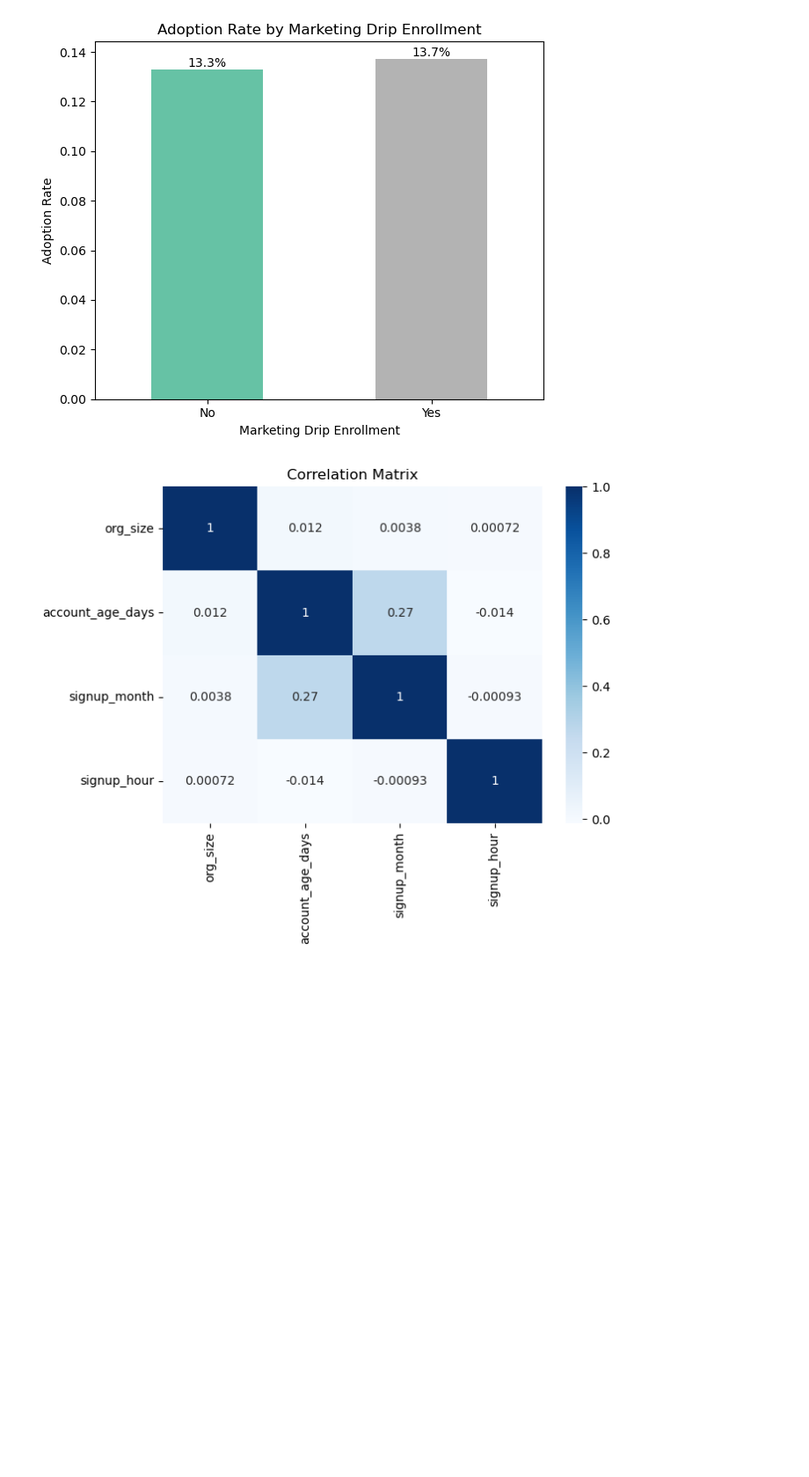
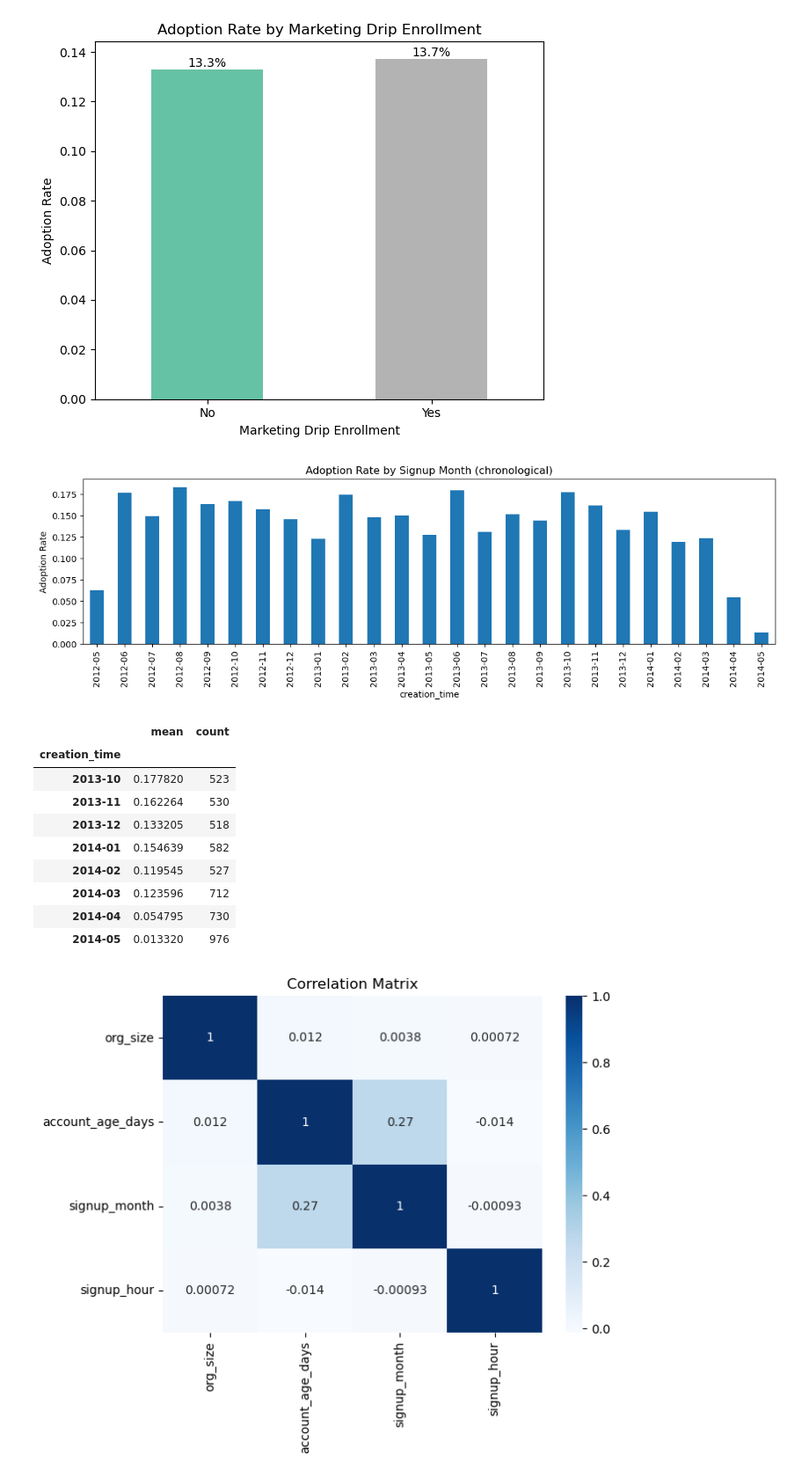
Before and after one commit to MIJUMBO/Relax-Inc.-Take-Home-Challenge, a Jupyter notebook: Relax Inc. Take-Home Challenge.ipynb, the cells around one changed output. Shown at 88% size. Drawn from its saved outputs; the diff is of its cells as text; code cells hidden in the pictures; blank space fills up the shorter version.

```diff
--- a/Relax Inc. Take-Home Challenge.ipynb
+++ b/Relax Inc. Take-Home Challenge.ipynb
@@ -681,6 +679,36 @@ plt.tight_layout()
 plt.show()
 # %% [output]
 [figure]
+# %%
+# Diagnostic: adoption rate by signup month.
+# If adoption declines monotonically for more recent signups, signup_month is
+# functioning as an exposure proxy (later cohorts had less time to meet the
+# adoption criterion) — the same confound that motivated excluding
+# account_age_days. A non-monotonic, seasonal pattern would instead suggest
+# genuine cohort effects.
+adoption_by_month = (
+    df_users
+    .groupby(df_users["creation_time"].dt.to_period("M"))["adopted_user"]
+    .agg(["mean", "count"])
+)
+adoption_by_month["mean"].plot(kind="bar", figsize=(12, 4),
+                               title="Adoption Rate by Signup Month (chronological)")
+plt.ylabel("Adoption Rate")
+plt.tight_layout()
+plt.show()
+adoption_by_month.tail(8)
+# %% [output]
+[figure, added]
+|  | mean | count |
+| creation_time |  |  |
+| 2013-10 | 0.177820 | 523 |
+| 2013-11 | 0.162264 | 530 |
+| 2013-12 | 0.133205 | 518 |
+| 2014-01 | 0.154639 | 582 |
+| 2014-02 | 0.119545 | 527 |
+| 2014-03 | 0.123596 | 712 |
+| 2014-04 | 0.054795 | 730 |
+| 2014-05 | 0.013320 | 976 |
 # %%
 # Correlation Among Numerical Variables
 numerical_features = [
```
Also changed, not shown: parts of 10 cells of this notebook.
